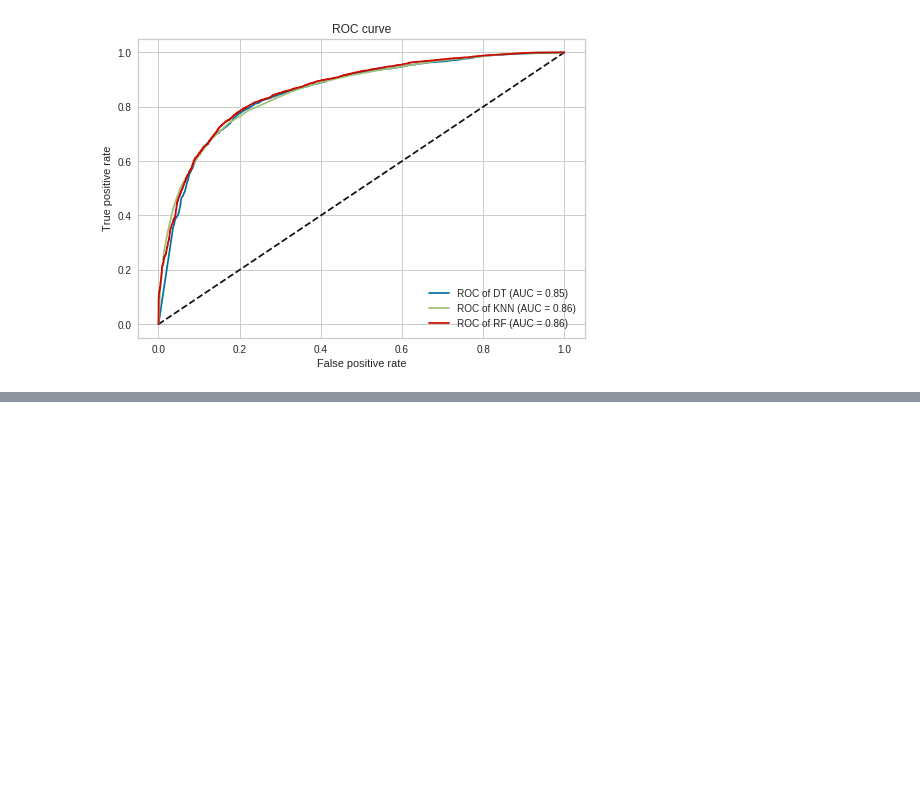
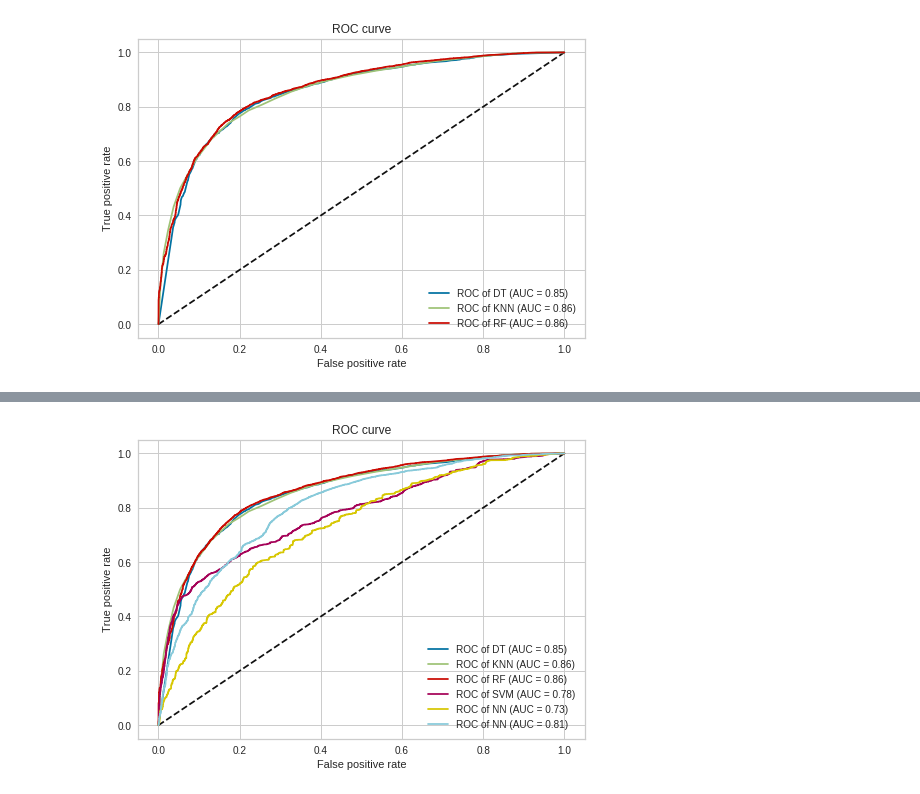
Before and after one commit to ngocbaosp/ML-Projects, a Jupyter notebook: AutoMLProject01.ipynb, the cells around one changed output, grey strips where cells are left out. Saved outputs shown, nothing was run; the diff lists cells and outputs as text; code cells hidden in the pictures; blank space fills up the shorter version.

```diff
--- a/AutoMLProject01.ipynb
+++ b/AutoMLProject01.ipynb
@@ -551,0 +564,19 @@ AttributeError: ignored
+# %%
+plt.figure(1)
+plt.plot([0, 1], [0, 1], 'k--')
+plt.xlabel('False positive rate')
+plt.ylabel('True positive rate')
+
+plt.plot(fpr_dt, tpr_dt, label='ROC of DT (AUC = %0.2f)' % roc_auc)
+plt.plot(knn_fpr_dt, knn_tpr_dt, label='ROC of KNN (AUC = %0.2f)' % knn_roc_auc)
+plt.plot(rf_fpr, rf_tpr, label='ROC of RF (AUC = %0.2f)' % rf_roc_auc)
+plt.plot(svm_fpr, svm_tpr, label='ROC of SVM (AUC = %0.2f)' % svm_roc_auc)
+plt.plot(nn_fpr, nn_tpr, label='ROC of NN (AUC = %0.2f)' % nn_roc_auc)
+plt.plot(AutoML_fpr, AutoML_tpr, label='ROC of NN (AUC = %0.2f)' % AutoML_roc_auc)
+
+
+plt.title('ROC curve')
+plt.legend(loc='best')
+plt.show()
+# %% [output]
+[figure, added]
```
Also changed, not shown: parts of 1 cell of this notebook.
